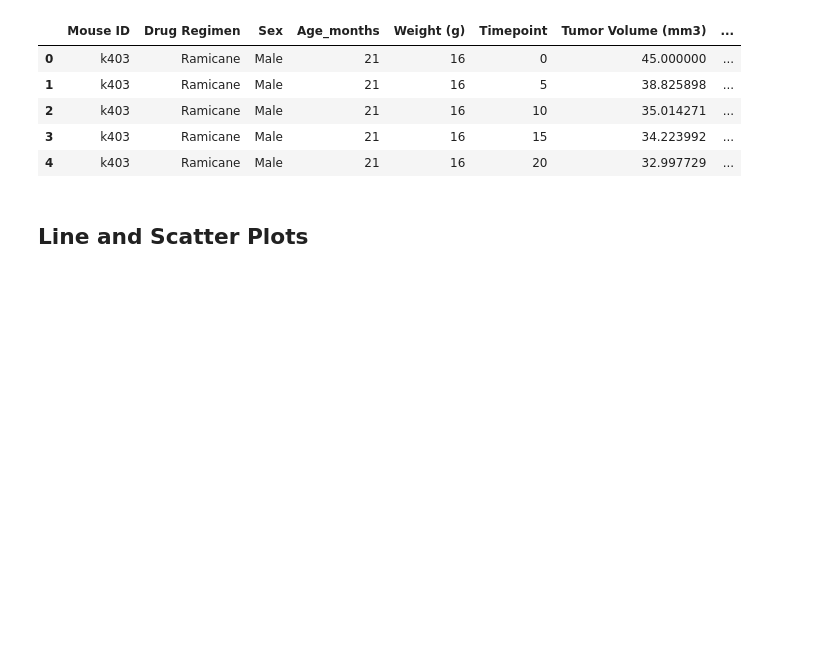
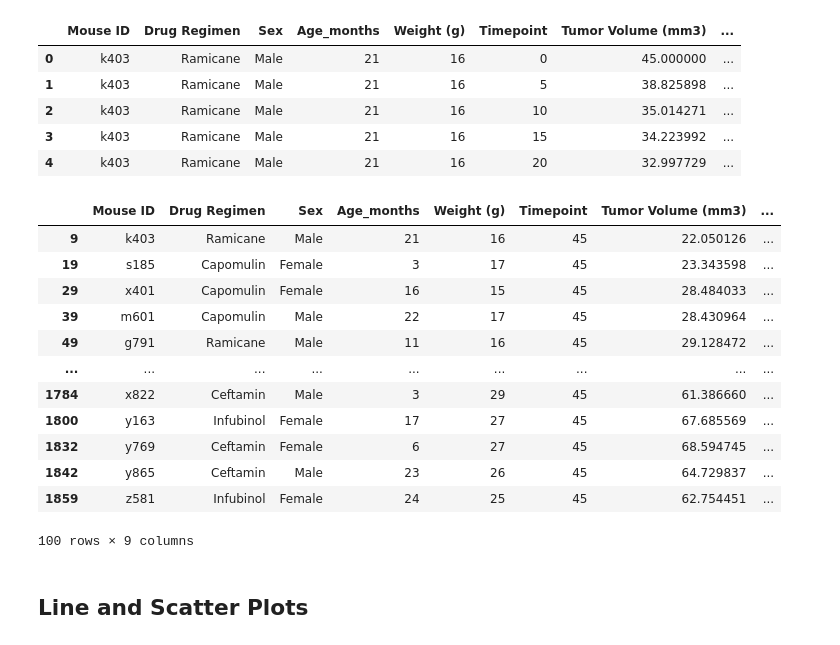
Before and after one commit to improvbutterfly/Pymaceuticals, a Jupyter notebook: pymaceuticals.ipynb, the cells around one changed output. Drawn from its saved outputs; the diff is of its cells as text; code cells hidden in the pictures; blank space fills up the shorter version.

Commit message:
Create data frames for each treatment

```diff
--- a/pymaceuticals.ipynb
+++ b/pymaceuticals.ipynb
@@ -279,3 +279,33 @@ merged_df.head()
 | 2 | k403 | Ramicane | Male | 21 | 16 | 10 | 35.014271 | ... |
 | 3 | k403 | Ramicane | Male | 21 | 16 | 15 | 34.223992 | ... |
 | 4 | k403 | Ramicane | Male | 21 | 16 | 20 | 32.997729 | ... |
+# %%
+# Put treatments into a list for for loop (and later for plot labels)
+treatments = ["Capomulin", "Ramicane", "Infubinol", "Ceftamin"]
+
+
+# Create empty list to fill with tumor vol data (for plotting)
+tumor_vol_data = []
+
+# Reduce data frame to just rows we want
+reduced_drugs_df= merged_df.loc[(merged_df["Timepoint"]==merged_df["Max Timepoint"])&
+                                ((merged_df["Drug Regimen"]=="Capomulin") |
+                                (merged_df["Drug Regimen"]=="Ramicane") |
+                                (merged_df["Drug Regimen"]=="Infubinol") |
+                                (merged_df["Drug Regimen"]=="Ceftamin")),:]
+
+reduced_drugs_df
+# %% [output]
+|  | Mouse ID | Drug Regimen | Sex | Age_months | Weight (g) | Timepoint | Tumor Volume (mm3) | ... |
+| 9 | k403 | Ramicane | Male | 21 | 16 | 45 | 22.050126 | ... |
+| 19 | s185 | Capomulin | Female | 3 | 17 | 45 | 23.343598 | ... |
+| 29 | x401 | Capomulin | Female | 16 | 15 | 45 | 28.484033 | ... |
+| 39 | m601 | Capomulin | Male | 22 | 17 | 45 | 28.430964 | ... |
+| 49 | g791 | Ramicane | Male | 11 | 16 | 45 | 29.128472 | ... |
+| ... | ... | ... | ... | ... | ... | ... | ... | ... |
+| 1784 | x822 | Ceftamin | Male | 3 | 29 | 45 | 61.386660 | ... |
+| 1800 | y163 | Infubinol | Female | 17 | 27 | 45 | 67.685569 | ... |
+| 1832 | y769 | Ceftamin | Female | 6 | 27 | 45 | 68.594745 | ... |
+| 1842 | y865 | Ceftamin | Male | 23 | 26 | 45 | 64.729837 | ... |
+| 1859 | z581 | Infubinol | Female | 24 | 25 | 45 | 62.754451 | ... |
+100 rows × 9 columns
```
Also changed, not shown: parts of 2 cells of this notebook.
